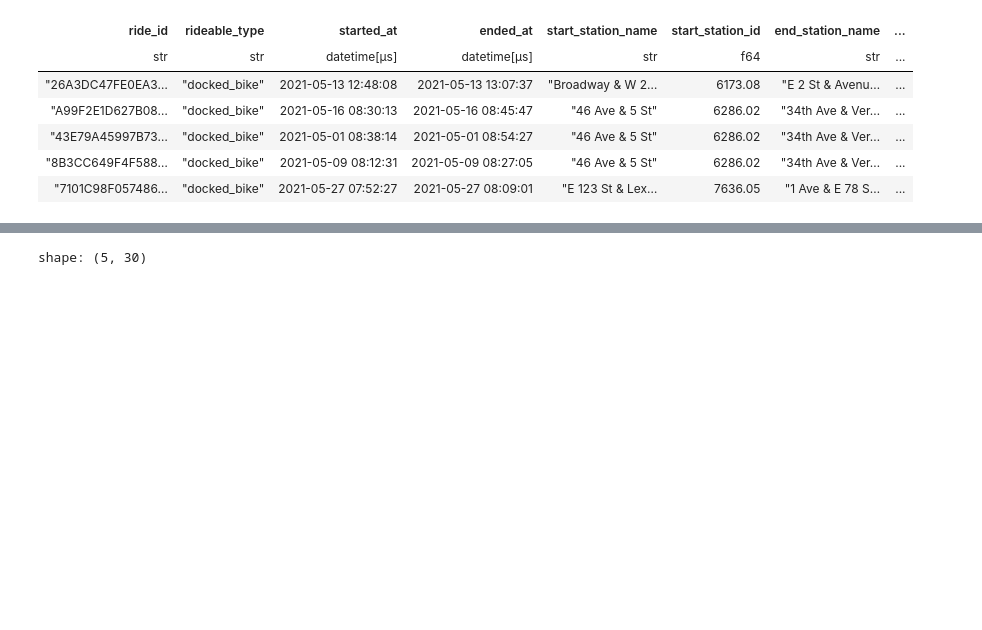
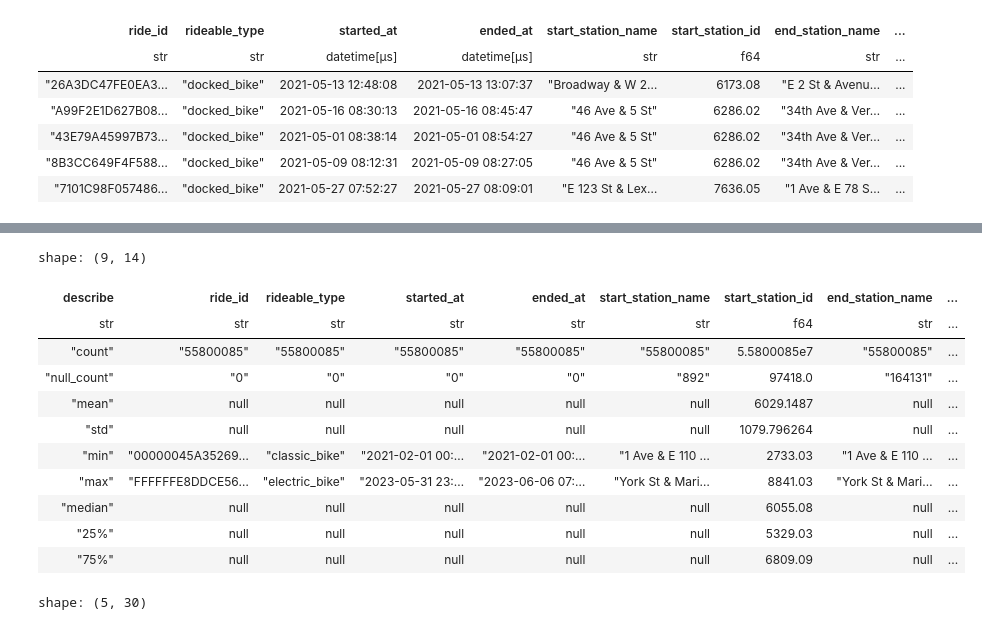
Before and after one commit to sralter/tour_de_city, a Jupyter notebook: 02_combining_datasets.ipynb, the cells around one changed output, grey strips where cells are left out. Saved outputs shown, nothing was run; the diff lists cells and outputs as text; code cells hidden in the pictures; blank space fills up the shorter version.

Commit message:
updated notebook 2 with more work on group2. There is a lot left to fix here, with the nulls.

```diff
--- a/02_combining_datasets.ipynb
+++ b/02_combining_datasets.ipynb
@@ -1097,3 +1110,18 @@ shape: (5, 13)
+# %%
+group1_pl.describe()
+# %% [output]
+shape: (9, 14)
+| describe | ride_id | rideable_type | started_at | ended_at | start_station_name | start_station_id | end_station_name | ... |
+| str | str | str | str | str | str | f64 | str | ... |
+| "count" | "55800085" | "55800085" | "55800085" | "55800085" | "55800085" | 5.5800085e7 | "55800085" | ... |
+| "null_count" | "0" | "0" | "0" | "0" | "892" | 97418.0 | "164131" | ... |
+| "mean" | null | null | null | null | null | 6029.1487 | null | ... |
+| "std" | null | null | null | null | null | 1079.796264 | null | ... |
+| "min" | "00000045A35269… | "classic_bike" | "2021-02-01 00:… | "2021-02-01 00:… | "1 Ave & E 110 … | 2733.03 | "1 Ave & E 110 … | ... |
+| "max" | "FFFFFFE8DDCE56… | "electric_bike" | "2023-05-31 23:… | "2023-06-06 07:… | "York St & Mari… | 8841.03 | "York St & Mari… | ... |
+| "median" | null | null | null | null | null | 6055.08 | null | ... |
+| "25%" | null | null | null | null | null | 5329.03 | null | ... |
+| "75%" | null | null | null | null | null | 6809.09 | null | ... |
 # %%
 q=(
     pl.scan_csv(group2_location,ignore_errors=True,try_parse_dates=True)
```
Also changed, not shown: parts of 20 cells of this notebook.
